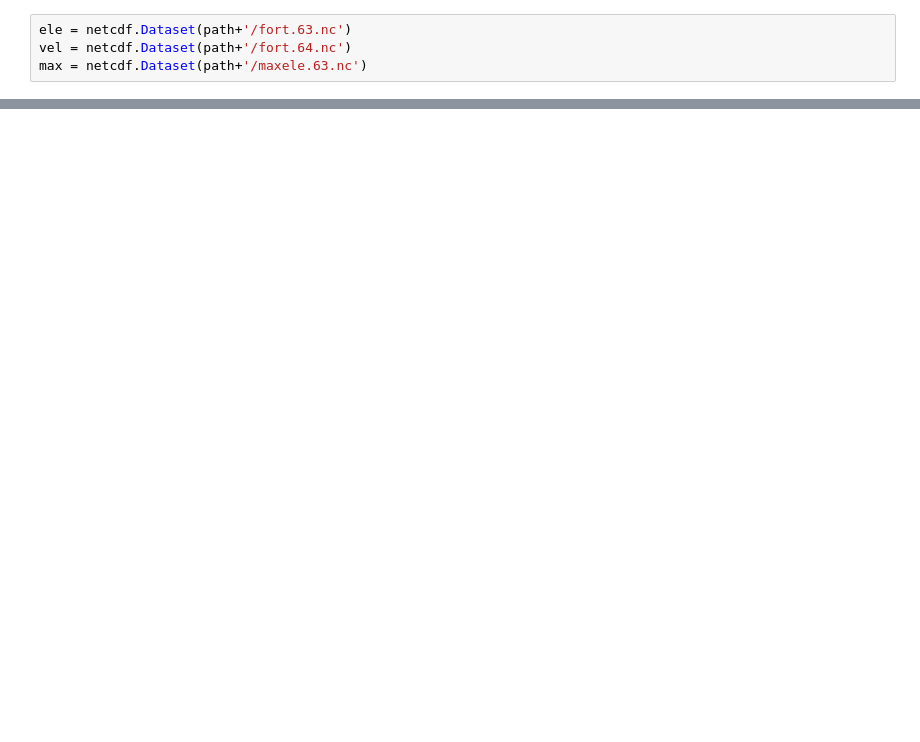
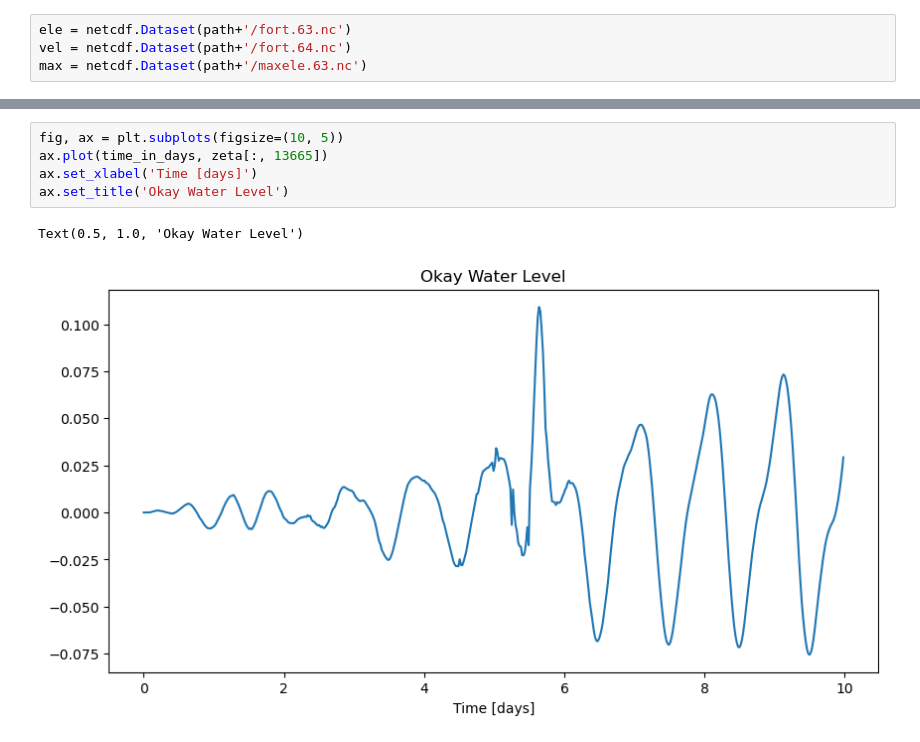
Before and after one commit to aesgeorges/LaGonaveFM, a Jupyter notebook: analysis/quickplot.ipynb, the cells around one changed output, grey strips where cells are left out. Cells and saved outputs as stored; diff of their text form; blank space fills up the shorter version.

```diff
--- a/analysis/quickplot.ipynb
+++ b/analysis/quickplot.ipynb
@@ -34,0 +66,8 @@ plot_nc(max, 'zeta_max', levels=np.arange(0, 2, 0.025), background_map=True, cba
+# %%
+fig, ax = plt.subplots(figsize=(10, 5))
+ax.plot(time_in_days, zeta[:, 13665])
+ax.set_xlabel('Time [days]')
+ax.set_title('Okay Water Level')
+# %% [output]
+Text(0.5, 1.0, 'Okay Water Level')
+[figure, added]
```
Also changed, not shown: parts of 9 cells of this notebook, 1 other file.
